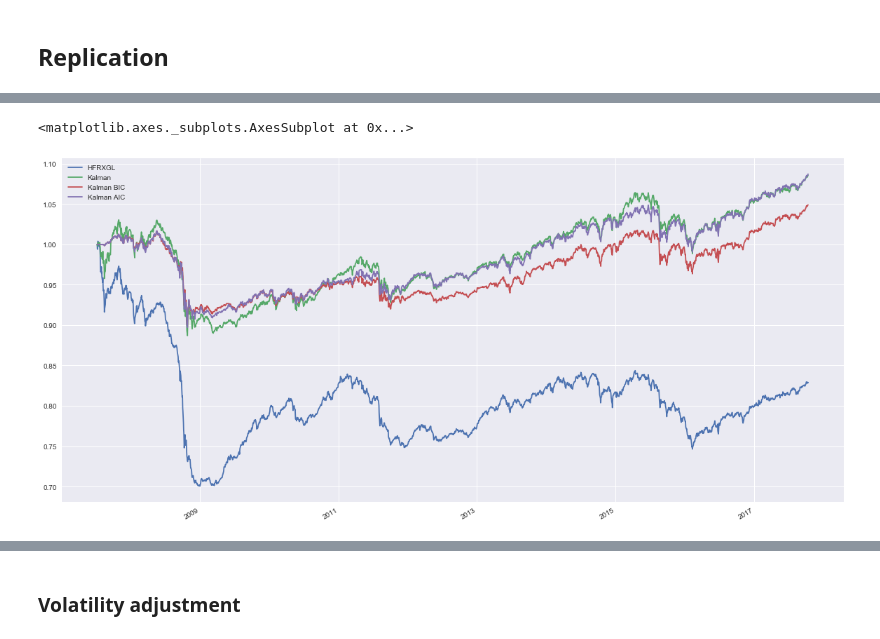
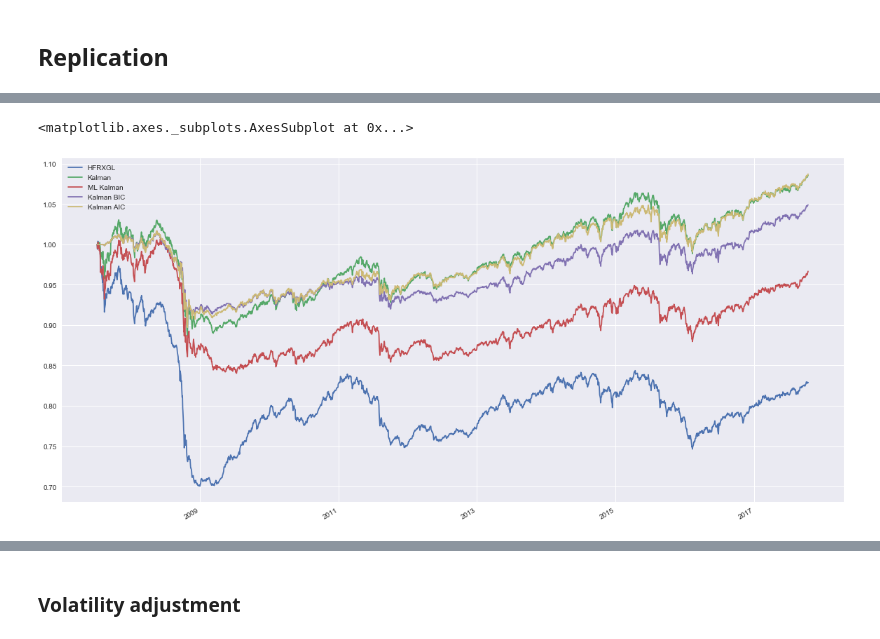
Before and after one commit to gwigniolle/Hedge-Fund-Replication, a Jupyter notebook: Replication HFRXGL.ipynb, the cells around one changed output, grey strips where cells are left out. Cells and saved outputs as stored; diff of their text form; code cells hidden in the pictures.

Commit message:
Kalman Filter with Maximum Likelihood parameter estimation

```diff
--- a/Replication HFRXGL.ipynb
+++ b/Replication HFRXGL.ipynb
@@ -145,6 +123,6 @@ Wall time: 44.3 s
 # %%
 %%time
-nu = 1.
+nu = 1.0
 df_weight_kalman = kalman_filter(hrfx_returns, returns_all,freq, sigma_weight=1. , sigma_return=nu)
 
 prices_for_track_kalman = prices_all.loc[df_weight_kalman.index[0]:]
@@ -153,0 +131,4 @@ Wall time: 7.5 s
+# %%
+%%time
+tau = 0.1
+df_weight_ml_kalman, df_sigma = ml_kalman_filter(hrfx_returns, returns_all, freq, tau=tau, plot_sigma=True)
@@ -192,6 +169,9 @@ df_res["Lasso BIC"] = replication_bic
 replication_kalman = make_track(prices_for_track_kalman, df_weight_kalman, tc=tc, lag=lag).loc[df_res.index[0]:]
 df_res["Kalman"] = replication_kalman
 
+replication_ml_kalman = make_track(prices_for_track_kalman, df_weight_ml_kalman, tc=tc, lag=lag).loc[df_res.index[0]:]
+df_res["ML Kalman"] = replication_ml_kalman
+
 replication_kalman_aic = make_track(prices_for_track_kalman_aic, df_weight_kalman_aic, tc=tc, lag=lag).loc[df_res.index[0]:]
 df_res["Kalman AIC"] = replication_kalman_aic
 
@@ -202,6 +182,6 @@ Wall time: 13 s
 # %%
 df_res = (df_res / df_res.iloc[0])
-df_res[[fund_name, 'Kalman', 'Kalman BIC', 'Kalman AIC']].plot(figsize=(20,10))
+df_res[[fund_name, 'Kalman', 'ML Kalman', 'Kalman BIC', 'Kalman AIC']].plot(figsize=(20,10))
 # %% [output]
 <matplotlib.axes._subplots.AxesSubplot at 0x...>
-[figure, old version]
+[figure, new version]
```
Also changed, not shown: parts of 36 cells of this notebook, 5 other files.
